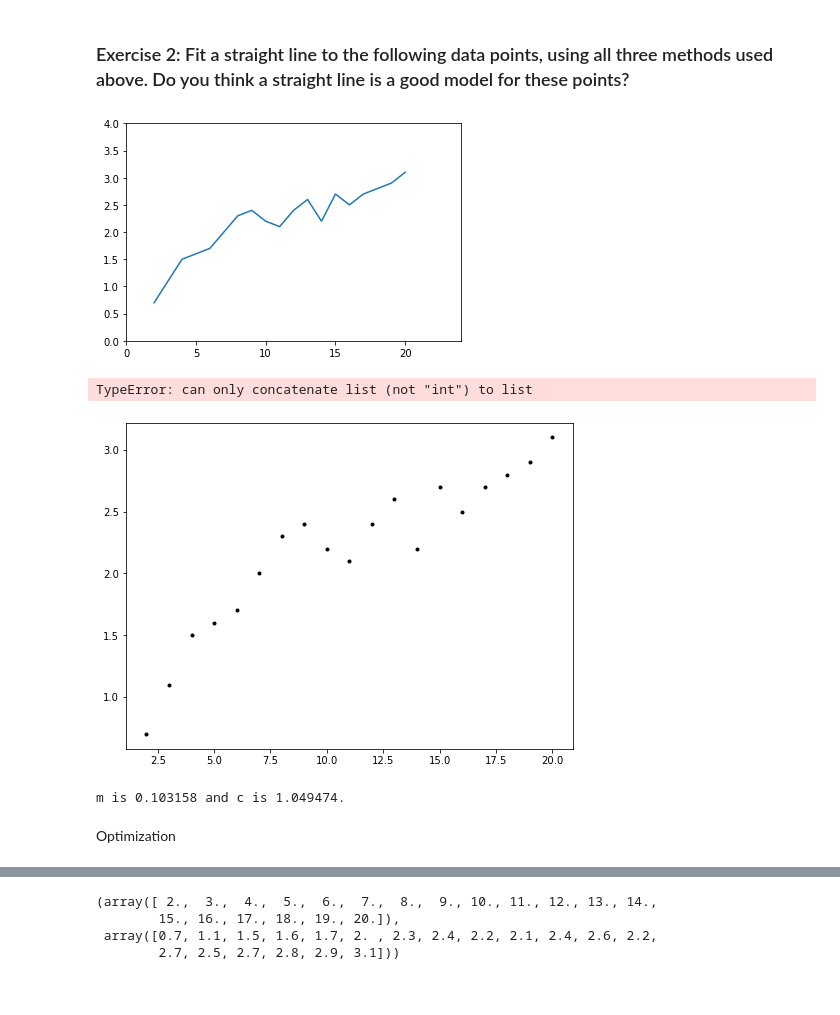
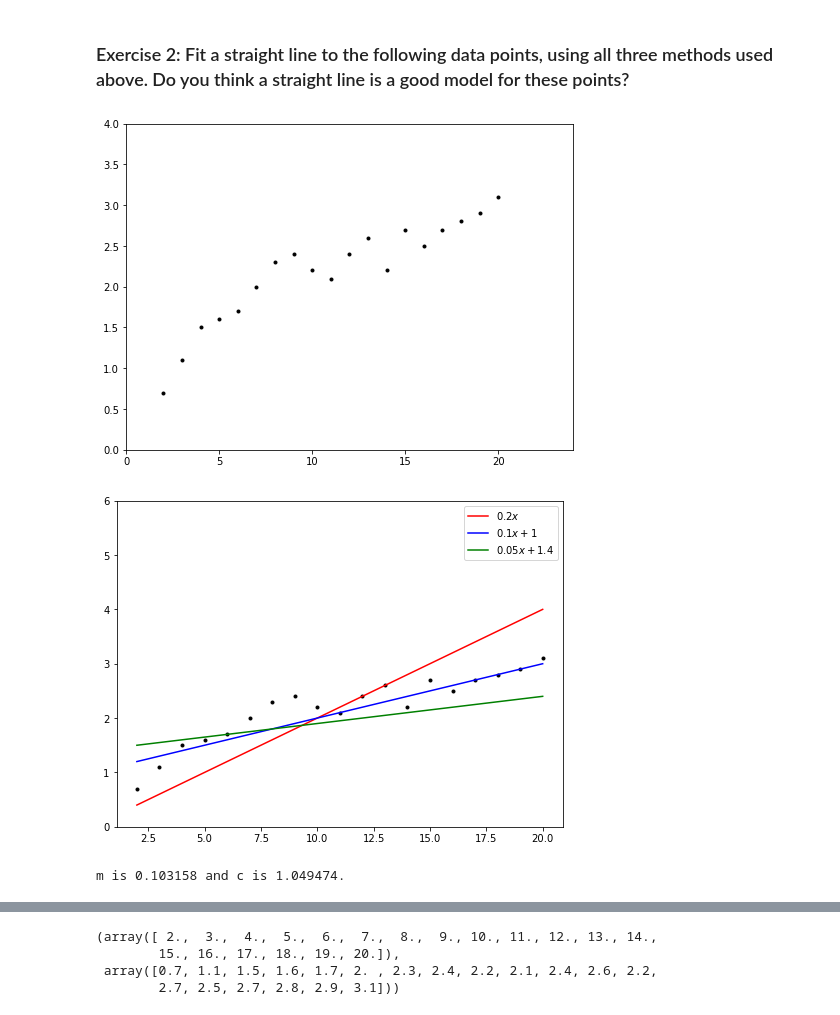
Before and after one commit to Ruairi8/machineLearn-Stat2022, a Jupyter notebook: Topic2_Models.ipynb, the cells around one changed output, grey strips where cells are left out. Drawn from its saved outputs; the diff is of its cells as text; code cells hidden in the pictures.

```diff
--- a/Topic2_Models.ipynb
+++ b/Topic2_Models.ipynb
@@ -32,24 +32,25 @@ y = [0.7, 1.1, 1.5, 1.6, 1.7, 2.0, 2.3, 2.4, 2.2, 2.1, 2.4, 2.6, 2.2, 2.7, 2.5,
 # %%
 import matplotlib.pyplot as plt
 #plt.plot([2, 0.7], [3, 1.1], [4, 1.5], [5. 1.6], [6. 1.7], [7, 2], [8, 2.3], [9, 2.4], [10, 2.2], [11, 2.1], [12, 2.4], [13, 2.6], [14, 2.2], [15, 2.7], [16, 2.5], [17, 2.7], [18, 2.8], [19, 2.9], [20, 3.1])
-plt.plot(x, y)
+plt.plot(x, y, 'k.')
 plt.xlim([0, 24])
 plt.ylim([0, 4])
 plt.show()
 # %% [output]
-[figure, old version]
+[figure, new version]
 # %%
 import numpy as np
 plt.rcParams['figure.figsize'] = (8, 6)
+x = np.asarray(x)
 plt.plot(x, y, 'k.')
-plt.plot(x, 2 * x + 3, 'r-', label=r"$2x + 3$")
-plt.plot(x, 4 * x + 3, 'b-', label=r"$4x + 3$")
-plt.plot(x, 4 * x + 10, 'g-', label=r"$4x + 10$")
+plt.plot(x, 0.2 * x, 'r-', label=r"$0.2x$")
+plt.plot(x, 0.1 * x + 1, 'b-', label=r"$0.1x + 1$")
+plt.plot(x, 0.05 * x + 1.4, 'g-', label=r"$0.05x + 1.4$")
+plt.ylim([0, 6])
 plt.legend()
 plt.show()
 # %% [output]
-TypeError: can only concatenate list (not "int") to list
-[figure, old version]
+[figure, new version]
 # %%
 # Calculate the best values for x and y:
 x_avg = np.mean(x)
@@ -67,5 +68,3 @@ c = y_avg - m * x_avg
 print("m is %8.6f and c is %6.6f." % (m, c))
 # %% [output]
 m is 0.103158 and c is 1.049474.
-# %% [markdown]
-Optimization
```
Also changed, not shown: parts of 9 cells of this notebook, 3 other files.
